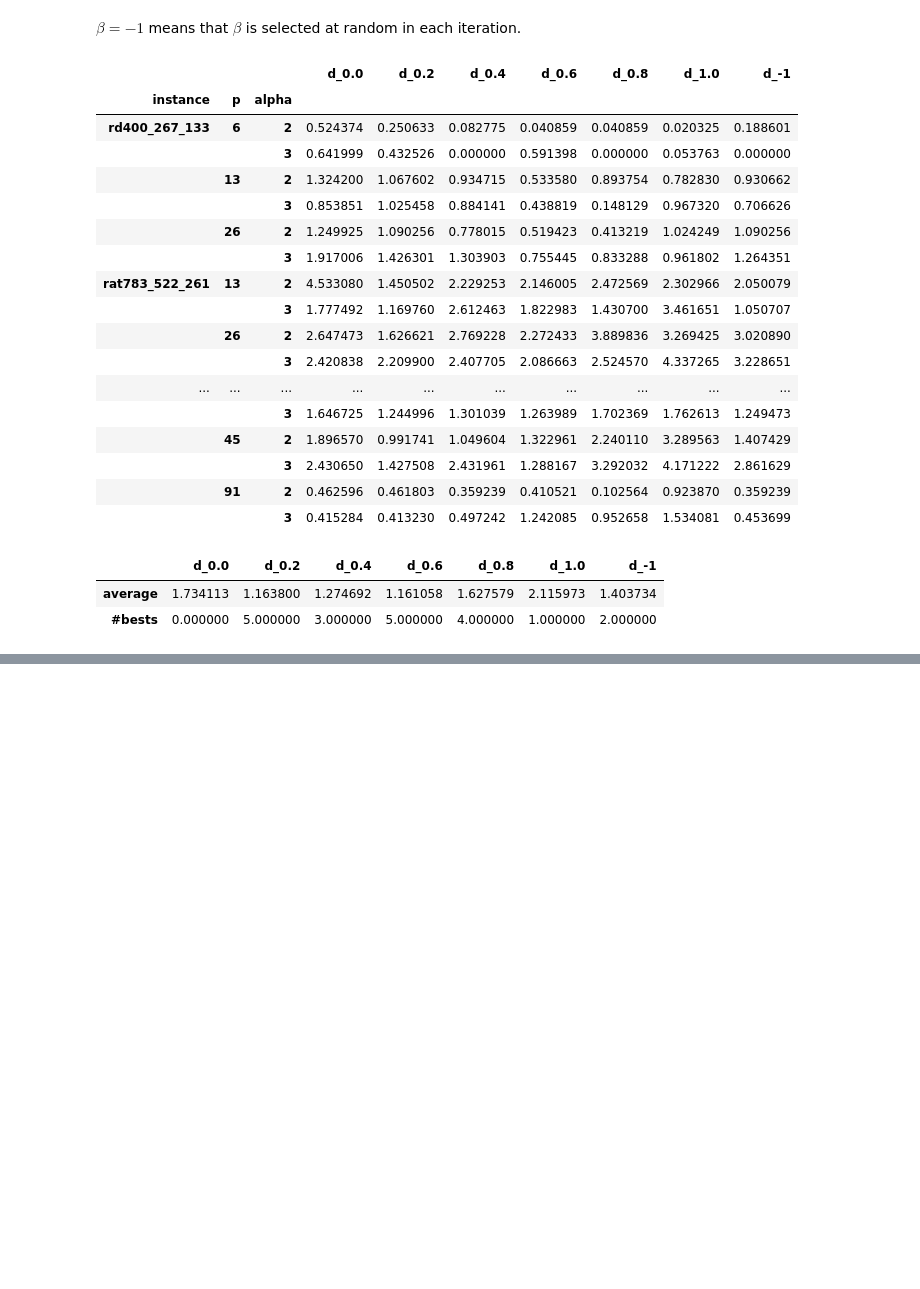
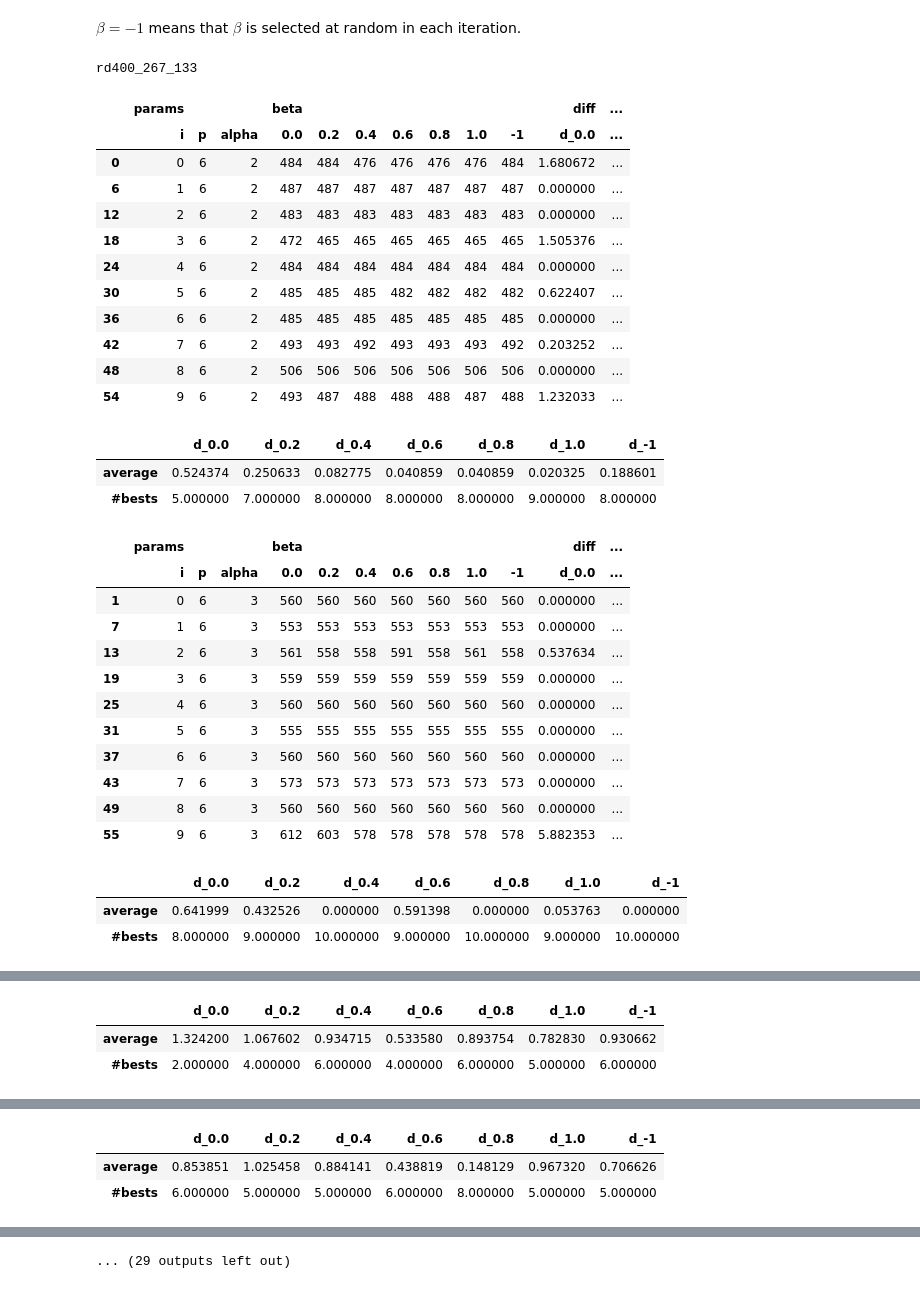
Before and after one commit to netotz/alpha-neighbor-p-center-problem, a Jupyter notebook: anpcp/igrasp_betas.ipynb, the cells around one changed output, grey strips where cells are left out. Cells and saved outputs as stored; diff of their text form; code cells hidden in the pictures; blank space fills up the shorter version.

Commit message:
feat(grasp): add times and last improvements to results of betas experiment

```diff
--- a/anpcp/igrasp_betas.ipynb
+++ b/anpcp/igrasp_betas.ipynb
@@ -3,17 +3,20 @@ $\beta = -1$ means that $\beta$ is selected at random in each iteration.
 # %%
 import pandas as pd
 
-def analyze(dataframe: pd.DataFrame, col: int, is_general: bool = False):
+def analyze(dataframe: pd.DataFrame, lcol: int = 0, rcol: int = 0, is_general: bool = False):
     """
     Get averages and #bests of `dataframe` of results from betas experiment.
 
-    `col`: column index of difference for beta = 0 ("d_0.0")
+    `lcol`: left column index of differences, beta = 0
+
+    `rcol`: right column index of differences, beta = -1
+
     `is_general`: `True` if `dataframe` is a general table of all instances,
     #bests are counts of minimum averages;
     otherwise #bests are counts of 0.
     """
-    # get columns of differences (d_0 - d_-1)
-    diffs = dataframe.iloc[:, col:]
+    # get columns of differences
+    diffs = dataframe if is_general else dataframe.iloc[:, lcol:rcol]
     avgs = diffs.mean()
 
     other = diffs.min(axis=1) if is_general else 0
@@ -57,62 +60,72 @@ for name in names:
                 {
                     "params": fixed.iloc[:, 0:3],
                     "beta": fixed.iloc[:, 3:10],
-                    "diff": fixed.iloc[:, 10:],
+                    "diff": fixed.iloc[:, 10:17],
                 },
                 axis=1
             )
 
-            analysis = analyze(fixed, 10)
+            analysis = analyze(fixed, 10, 17)
             styled_analysis = (
                 analysis.style
                     .highlight_min(("average", analysis.columns), axis=1, props=BOLD_PROP)
                     .highlight_max(("#bests", analysis.columns), axis=1, props=BOLD_PROP)
             )
 
             if do_display_each:
                 display(concated.style.highlight_min(concated.columns[3:10], axis=1, props=BOLD_PROP))
                 display(styled_analysis)
 
             row = [name, p, alpha]
             # get all averages of this combination
             row.extend(analysis.iloc[0, :])
             datalist.append(row)
 
 params = "instance p alpha".split()
 headers = params + analysis.columns.tolist()
 # dataframe of all tests
 table = pd.DataFrame(datalist, columns=headers)
 
 # group table so params become indexes of dataframe, instead of columns
 gpdtable = table.groupby(params, sort=False).mean()
 styled_gpdtable = gpdtable.style.highlight_min(axis=1, props=BOLD_PROP)
 display(styled_gpdtable)
 
-analysis = analyze(gpdtable, 0, True)
+analysis = analyze(gpdtable, is_general=True)
 display(
     analysis.style
         .highlight_min(("average", analysis.columns), axis=1, props=BOLD_PROP)
         .highlight_max(("#bests", analysis.columns), axis=1, props=BOLD_PROP)
 )
 # %% [output]
+rd400_267_133
-|  |  |  | d_0.0 | d_0.2 | d_0.4 | d_0.6 | d_0.8 | d_1.0 | d_-1 |
-| instance | p | alpha |  |  |  |  |  |  |  |
-| rd400_267_133 | 6 | 2 | 0.524374 | 0.250633 | 0.082775 | 0.040859 | 0.040859 | 0.020325 | 0.188601 |
-|  |  | 3 | 0.641999 | 0.432526 | 0.000000 | 0.591398 | 0.000000 | 0.053763 | 0.000000 |
-|  | 13 | 2 | 1.324200 | 1.067602 | 0.934715 | 0.533580 | 0.893754 | 0.782830 | 0.930662 |
-|  |  | 3 | 0.853851 | 1.025458 | 0.884141 | 0.438819 | 0.148129 | 0.967320 | 0.706626 |
-|  | 26 | 2 | 1.249925 | 1.090256 | 0.778015 | 0.519423 | 0.413219 | 1.024249 | 1.090256 |
-|  |  | 3 | 1.917006 | 1.426301 | 1.303903 | 0.755445 | 0.833288 | 0.961802 | 1.264351 |
-| rat783_522_261 | 13 | 2 | 4.533080 | 1.450502 | 2.229253 | 2.146005 | 2.472569 | 2.302966 | 2.050079 |
-|  |  | 3 | 1.777492 | 1.169760 | 2.612463 | 1.822983 | 1.430700 | 3.461651 | 1.050707 |
-|  | 26 | 2 | 2.647473 | 1.626621 | 2.769228 | 2.272433 | 3.889836 | 3.269425 | 3.020890 |
-|  |  | 3 | 2.420838 | 2.209900 | 2.407705 | 2.086663 | 2.524570 | 4.337265 | 3.228651 |
-| ... | ... | ... | ... | ... | ... | ... | ... | ... | ... |
-|  |  | 3 | 1.646725 | 1.244996 | 1.301039 | 1.263989 | 1.702369 | 1.762613 | 1.249473 |
-|  | 45 | 2 | 1.896570 | 0.991741 | 1.049604 | 1.322961 | 2.240110 | 3.289563 | 1.407429 |
-|  |  | 3 | 2.430650 | 1.427508 | 2.431961 | 1.288167 | 3.292032 | 4.171222 | 2.861629 |
-|  | 91 | 2 | 0.462596 | 0.461803 | 0.359239 | 0.410521 | 0.102564 | 0.923870 | 0.359239 |
-|  |  | 3 | 0.415284 | 0.413230 | 0.497242 | 1.242085 | 0.952658 | 1.534081 | 0.453699 |
+|  | params |  |  | beta |  |  |  |  |  |  | diff | ... |
+|  | i | p | alpha | 0.0 | 0.2 | 0.4 | 0.6 | 0.8 | 1.0 | -1 | d_0.0 | ... |
+| 0 | 0 | 6 | 2 | 484 | 484 | 476 | 476 | 476 | 476 | 484 | 1.680672 | ... |
+| 6 | 1 | 6 | 2 | 487 | 487 | 487 | 487 | 487 | 487 | 487 | 0.000000 | ... |
+| 12 | 2 | 6 | 2 | 483 | 483 | 483 | 483 | 483 | 483 | 483 | 0.000000 | ... |
+| 18 | 3 | 6 | 2 | 472 | 465 | 465 | 465 | 465 | 465 | 465 | 1.505376 | ... |
+| 24 | 4 | 6 | 2 | 484 | 484 | 484 | 484 | 484 | 484 | 484 | 0.000000 | ... |
+| 30 | 5 | 6 | 2 | 485 | 485 | 485 | 482 | 482 | 482 | 482 | 0.622407 | ... |
+| 36 | 6 | 6 | 2 | 485 | 485 | 485 | 485 | 485 | 485 | 485 | 0.000000 | ... |
+| 42 | 7 | 6 | 2 | 493 | 493 | 492 | 493 | 493 | 493 | 492 | 0.203252 | ... |
+| 48 | 8 | 6 | 2 | 506 | 506 | 506 | 506 | 506 | 506 | 506 | 0.000000 | ... |
+| 54 | 9 | 6 | 2 | 493 | 487 | 488 | 488 | 488 | 487 | 488 | 1.232033 | ... |
 |  | d_0.0 | d_0.2 | d_0.4 | d_0.6 | d_0.8 | d_1.0 | d_-1 |
-| average | 1.734113 | 1.163800 | 1.274692 | 1.161058 | 1.627579 | 2.115973 | 1.403734 |
-| #bests | 0.000000 | 5.000000 | 3.000000 | 5.000000 | 4.000000 | 1.000000 | 2.000000 |
+| average | 0.524374 | 0.250633 | 0.082775 | 0.040859 | 0.040859 | 0.020325 | 0.188601 |
+| #bests | 5.000000 | 7.000000 | 8.000000 | 8.000000 | 8.000000 | 9.000000 | 8.000000 |
+|  | params |  |  | beta |  |  |  |  |  |  | diff | ... |
+|  | i | p | alpha | 0.0 | 0.2 | 0.4 | 0.6 | 0.8 | 1.0 | -1 | d_0.0 | ... |
+| 1 | 0 | 6 | 3 | 560 | 560 | 560 | 560 | 560 | 560 | 560 | 0.000000 | ... |
+| 7 | 1 | 6 | 3 | 553 | 553 | 553 | 553 | 553 | 553 | 553 | 0.000000 | ... |
+| 13 | 2 | 6 | 3 | 561 | 558 | 558 | 591 | 558 | 561 | 558 | 0.537634 | ... |
+| 19 | 3 | 6 | 3 | 559 | 559 | 559 | 559 | 559 | 559 | 559 | 0.000000 | ... |
+| 25 | 4 | 6 | 3 | 560 | 560 | 560 | 560 | 560 | 560 | 560 | 0.000000 | ... |
+| 31 | 5 | 6 | 3 | 555 | 555 | 555 | 555 | 555 | 555 | 555 | 0.000000 | ... |
+| 37 | 6 | 6 | 3 | 560 | 560 | 560 | 560 | 560 | 560 | 560 | 0.000000 | ... |
+| 43 | 7 | 6 | 3 | 573 | 573 | 573 | 573 | 573 | 573 | 573 | 0.000000 | ... |
+| 49 | 8 | 6 | 3 | 560 | 560 | 560 | 560 | 560 | 560 | 560 | 0.000000 | ... |
+| 55 | 9 | 6 | 3 | 612 | 603 | 578 | 578 | 578 | 578 | 578 | 5.882353 | ... |
+|  | d_0.0 | d_0.2 | d_0.4 | d_0.6 | d_0.8 | d_1.0 | d_-1 |
+| average | 0.641999 | 0.432526 | 0.000000 | 0.591398 | 0.000000 | 0.053763 | 0.000000 |
+| #bests | 8.000000 | 9.000000 | 10.000000 | 9.000000 | 10.000000 | 9.000000 | 10.000000 |
@@ -118,0 +144,3 @@ display(
+|  | d_0.0 | d_0.2 | d_0.4 | d_0.6 | d_0.8 | d_1.0 | d_-1 |
+| average | 1.324200 | 1.067602 | 0.934715 | 0.533580 | 0.893754 | 0.782830 | 0.930662 |
+| #bests | 2.000000 | 4.000000 | 6.000000 | 4.000000 | 6.000000 | 5.000000 | 6.000000 |
@@ -118,0 +159,3 @@ display(
+|  | d_0.0 | d_0.2 | d_0.4 | d_0.6 | d_0.8 | d_1.0 | d_-1 |
+| average | 0.853851 | 1.025458 | 0.884141 | 0.438819 | 0.148129 | 0.967320 | 0.706626 |
+| #bests | 6.000000 | 5.000000 | 5.000000 | 6.000000 | 8.000000 | 5.000000 | 5.000000 |
@@ -119,3 +189,4 @@ display(
+... (29 outputs left out)
 # %%
 # styled_gpdtable.format(precision=2).to_latex("styled_gpdt.tex", convert_css=True)
 # %%
```
Also changed, not shown: parts of 1 cell of this notebook, 1 other file.
